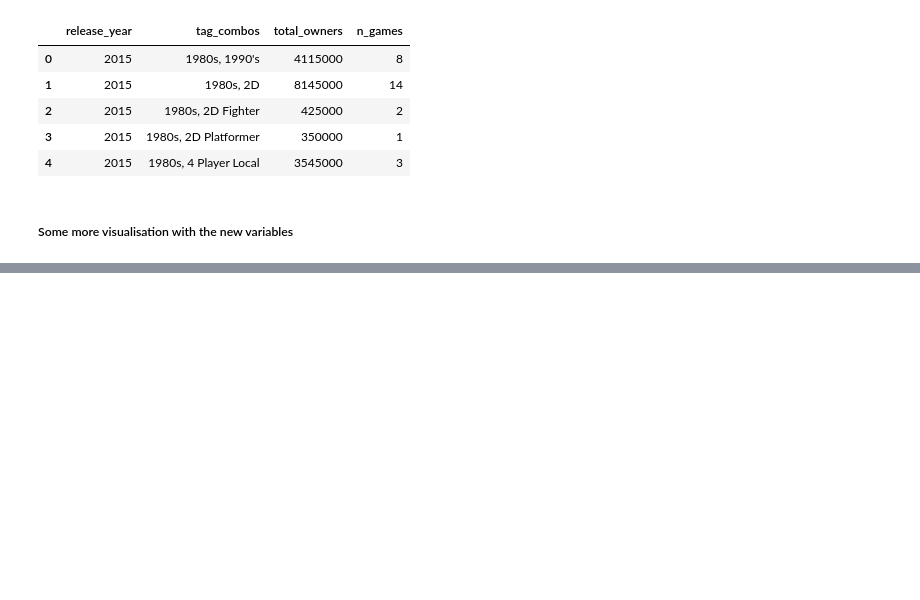
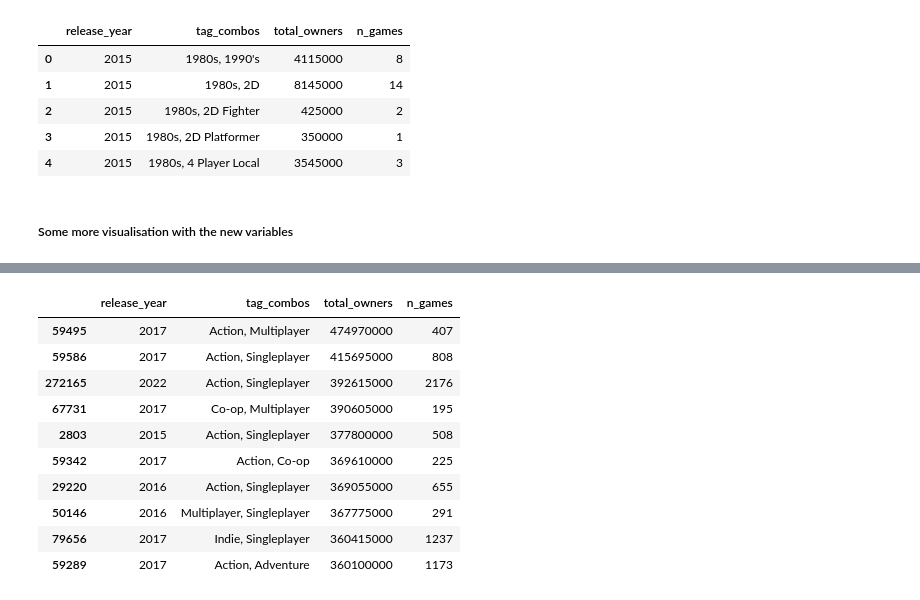
Before and after one commit to FMontay/steam-genre-evolution, a Jupyter notebook: dataset_tests.ipynb, the cells around one changed output, grey strips where cells are left out. Saved outputs shown, nothing was run; the diff lists cells and outputs as text; code cells hidden in the pictures; blank space fills up the shorter version.

```diff
--- a/dataset_tests.ipynb
+++ b/dataset_tests.ipynb
@@ -598,2 +623,30 @@ combo_popularity.head()
+# %%
+# Check top 10 tag pairs based on total owners
+
+top_pairs = (
+    combo_popularity.groupby("tag_combos", as_index=False).sum()
+    .sort_values("total_owners", ascending=False)
+    .head(10)["tag_combos"]
+)
+
+top_pairs_df = combo_popularity[combo_popularity["tag_combos"].isin(top_pairs)]
+
+top_pairs_df.sort_values("total_owners", ascending=False).head(10)
+
+#Some tag pairs repeat themselves, like "Action, Singleplayer". But that's because they are popular tag pairs across different years.
+#Those tag pairs are also quite vague. It doesn't help in having an idea of which game to create.
+#We need to refine the tag pairs.
+# %% [output]
+|  | release_year | tag_combos | total_owners | n_games |
+| 59495 | 2017 | Action, Multiplayer | 474970000 | 407 |
+| 59586 | 2017 | Action, Singleplayer | 415695000 | 808 |
+| 272165 | 2022 | Action, Singleplayer | 392615000 | 2176 |
+| 67731 | 2017 | Co-op, Multiplayer | 390605000 | 195 |
+| 2803 | 2015 | Action, Singleplayer | 377800000 | 508 |
+| 59342 | 2017 | Action, Co-op | 369610000 | 225 |
+| 29220 | 2016 | Action, Singleplayer | 369055000 | 655 |
+| 50146 | 2016 | Multiplayer, Singleplayer | 367775000 | 291 |
+| 79656 | 2017 | Indie, Singleplayer | 360415000 | 1237 |
+| 59289 | 2017 | Action, Adventure | 360100000 | 1173 |
 # %%
 genre_popularity["growth"] = genre_popularity.groupby("genres")["total_owners"].pct_change()
```
Also changed, not shown: parts of 1 cell of this notebook, 1 other file.
